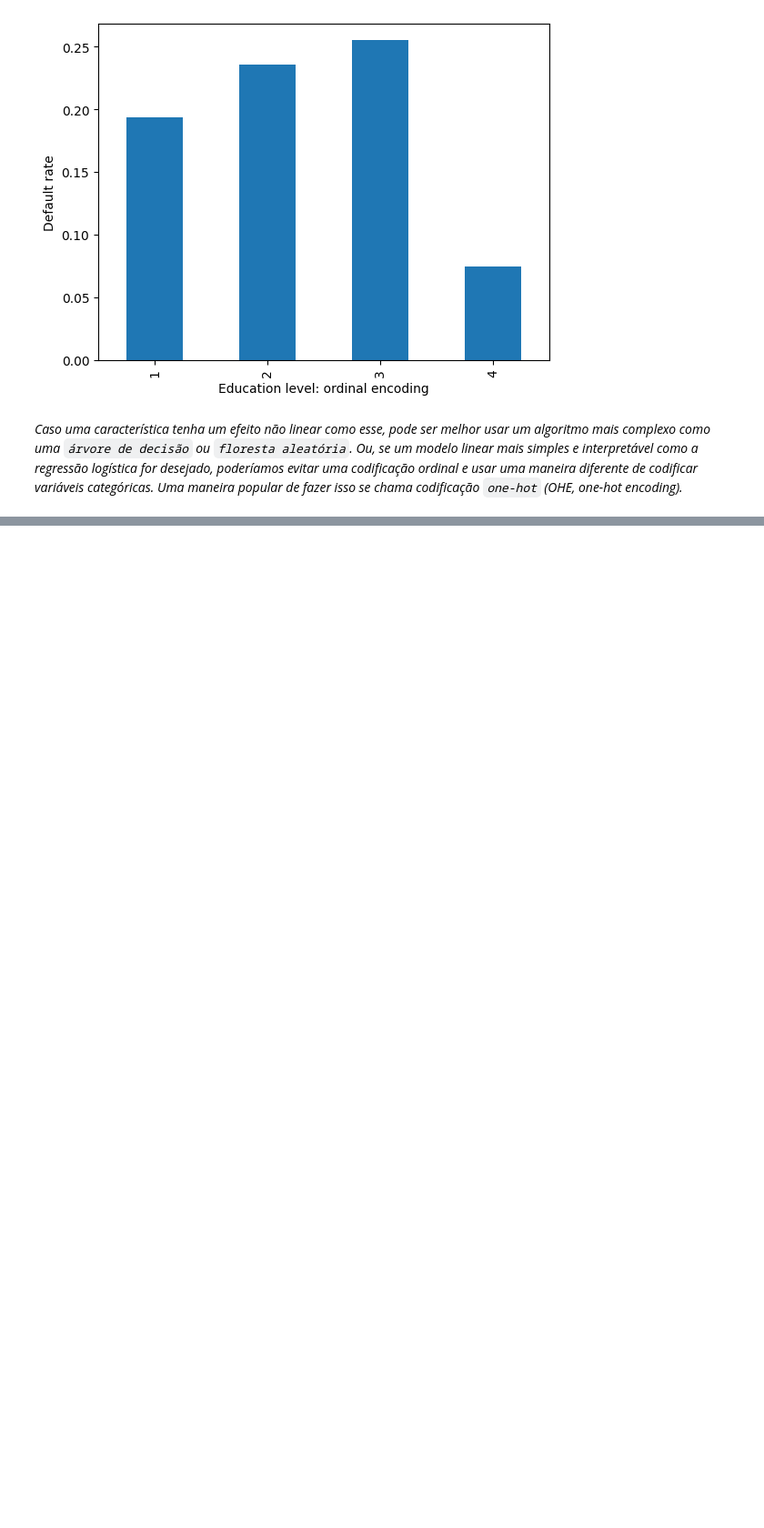
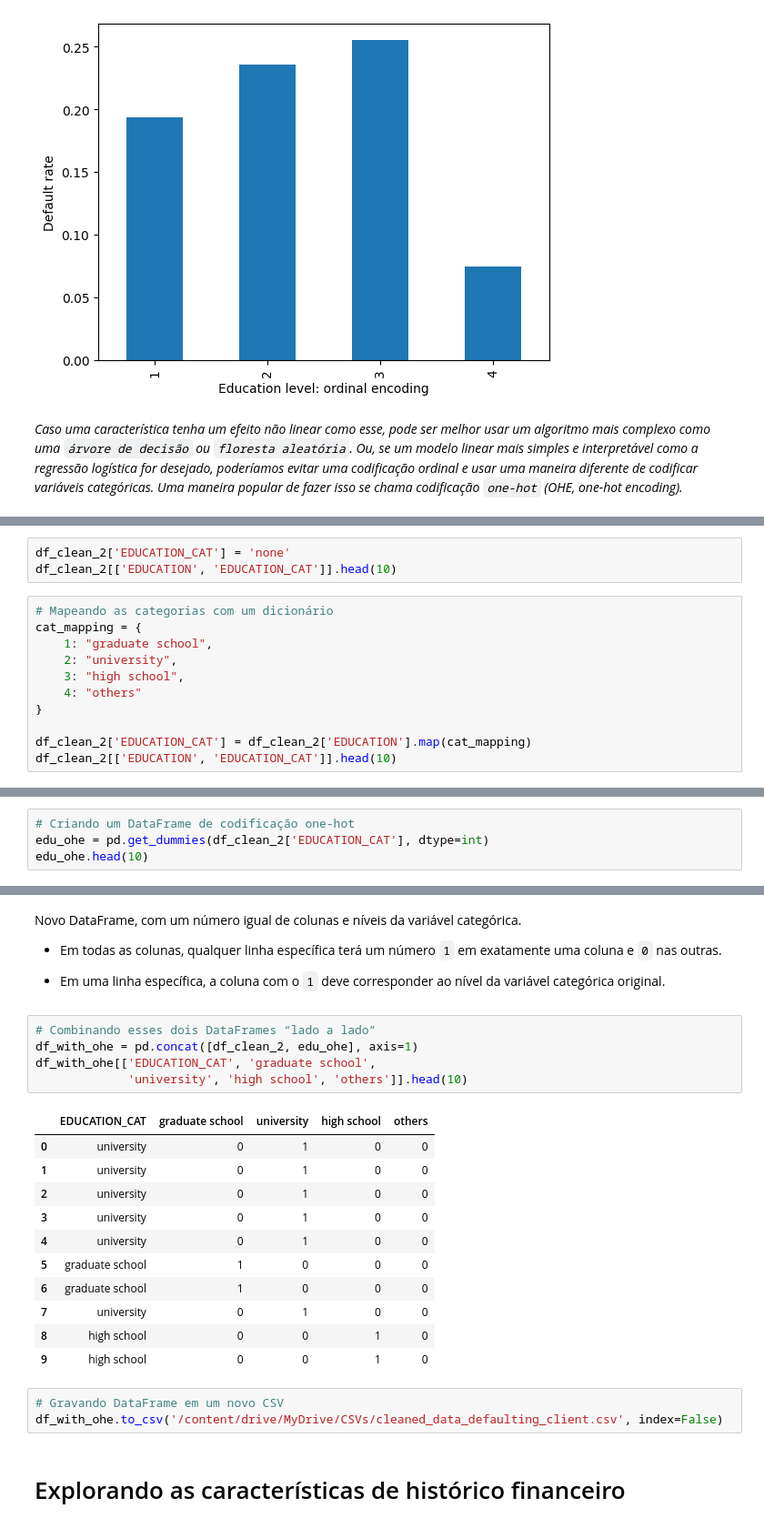
Before and after one commit to Mustasheep/Clientes-Inadimplentes, a Jupyter notebook: defaulting_client.ipynb, the cells around one changed output, grey strips where cells are left out. Shown at 91% size. Drawn from its saved outputs; the diff is of its cells as text; blank space fills up the shorter version.

```diff
--- a/defaulting_client.ipynb
+++ b/defaulting_client.ipynb
@@ -373,0 +376,14 @@ _Caso uma característica tenha um efeito não linear como esse, pode ser melhor
+# %%
+df_clean_2['EDUCATION_CAT'] = 'none'
+df_clean_2[['EDUCATION', 'EDUCATION_CAT']].head(10)
+# %%
+# Mapeando as categorias com um dicionário
+cat_mapping = {
+    1: "graduate school",
+    2: "university",
+    3: "high school",
+    4: "others"
+}
+
+df_clean_2['EDUCATION_CAT'] = df_clean_2['EDUCATION'].map(cat_mapping)
+df_clean_2[['EDUCATION', 'EDUCATION_CAT']].head(10)
@@ -373,0 +402,4 @@ _Caso uma característica tenha um efeito não linear como esse, pode ser melhor
+# %%
+# Criando um DataFrame de codificação one-hot
+edu_ohe = pd.get_dummies(df_clean_2['EDUCATION_CAT'], dtype=int)
+edu_ohe.head(10)
@@ -373,0 +418,29 @@ _Caso uma característica tenha um efeito não linear como esse, pode ser melhor
+# %% [markdown]
+Novo DataFrame, com um número igual de colunas e níveis da variável categórica.
+
+* Em todas as colunas, qualquer linha específica terá um número `1` em exatamente uma coluna e `0` nas outras.
+
+* Em uma linha específica, a coluna com o `1` deve corresponder ao nível da variável categórica
+original.
+# %%
+# Combinando esses dois DataFrames “lado a lado”
+df_with_ohe = pd.concat([df_clean_2, edu_ohe], axis=1)
+df_with_ohe[['EDUCATION_CAT', 'graduate school',
+             'university', 'high school', 'others']].head(10)
+# %% [output]
+|  | EDUCATION_CAT | graduate school | university | high school | others |
+| 0 | university | 0 | 1 | 0 | 0 |
+| 1 | university | 0 | 1 | 0 | 0 |
+| 2 | university | 0 | 1 | 0 | 0 |
+| 3 | university | 0 | 1 | 0 | 0 |
+| 4 | university | 0 | 1 | 0 | 0 |
+| 5 | graduate school | 1 | 0 | 0 | 0 |
+| 6 | graduate school | 1 | 0 | 0 | 0 |
+| 7 | university | 0 | 1 | 0 | 0 |
+| 8 | high school | 0 | 0 | 1 | 0 |
+| 9 | high school | 0 | 0 | 1 | 0 |
+# %%
+# Gravando DataFrame em um novo CSV
+df_with_ohe.to_csv('/content/drive/MyDrive/CSVs/cleaned_data_defaulting_client.csv', index=False)
+# %% [markdown]
+# Explorando as características de histórico financeiro
```
Also changed, not shown: parts of 13 cells of this notebook.
